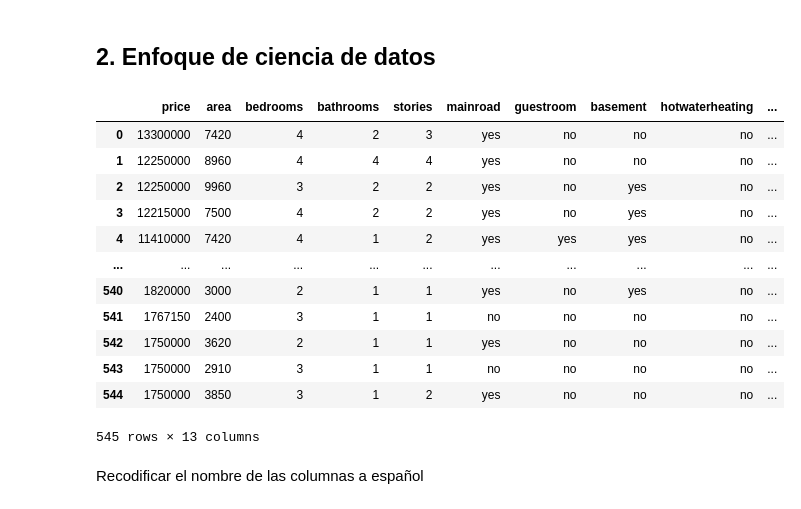
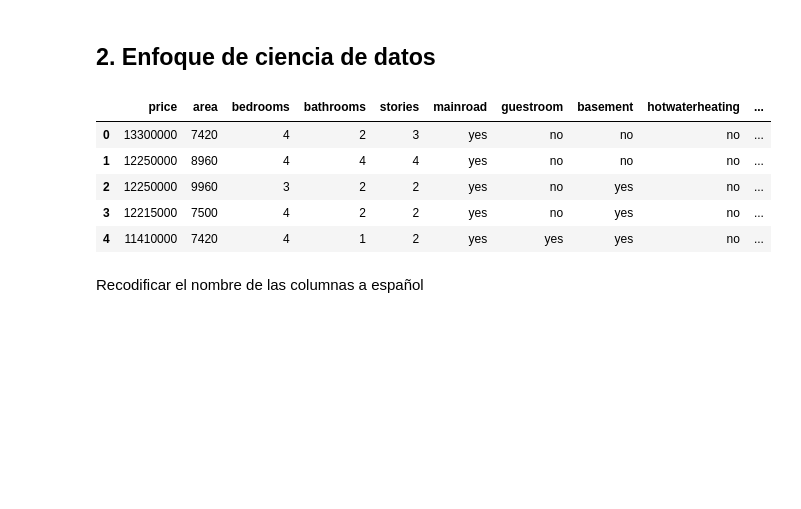
Before and after one commit to andreaescobar111/udla-aanlitica-pred-2024, a Jupyter notebook: S1_Regresion_Lineal/1.Presesion/Unidad_No. 1_Regresion múltiple aplicada.ipynb, the cells around one changed output. Cells and saved outputs as stored; diff of their text form; code cells hidden in the pictures; blank space fills up the shorter version.

```diff
--- a/S1_Regresion_Lineal/1.Presesion/Unidad_No. 1_Regresion múltiple aplicada.ipynb
+++ b/S1_Regresion_Lineal/1.Presesion/Unidad_No. 1_Regresion múltiple aplicada.ipynb
@@ -1142,22 +1135,16 @@ dtype: float64
 # %% [markdown]
 ## **2. Enfoque de ciencia de datos**
 # %%
-df = pd.read_csv("/content/drive/MyDrive/UDLA-Analitica predictiva/UDLA_Analitica_predictiva-main/1.2Regresión Linear simple aplicada/house_dataset.csv")
-df
+# Cargar el archivo CSV en un DataFrame
+df = pd.read_csv(url)
+df.head()
 # %% [output]
 |  | price | area | bedrooms | bathrooms | stories | mainroad | guestroom | basement | hotwaterheating | ... |
 | 0 | 13300000 | 7420 | 4 | 2 | 3 | yes | no | no | no | ... |
 | 1 | 12250000 | 8960 | 4 | 4 | 4 | yes | no | no | no | ... |
 | 2 | 12250000 | 9960 | 3 | 2 | 2 | yes | no | yes | no | ... |
 | 3 | 12215000 | 7500 | 4 | 2 | 2 | yes | no | yes | no | ... |
 | 4 | 11410000 | 7420 | 4 | 1 | 2 | yes | yes | yes | no | ... |
-| ... | ... | ... | ... | ... | ... | ... | ... | ... | ... | ... |
-| 540 | 1820000 | 3000 | 2 | 1 | 1 | yes | no | yes | no | ... |
-| 541 | 1767150 | 2400 | 3 | 1 | 1 | no | no | no | no | ... |
-| 542 | 1750000 | 3620 | 2 | 1 | 1 | yes | no | no | no | ... |
-| 543 | 1750000 | 2910 | 3 | 1 | 1 | no | no | no | no | ... |
-| 544 | 1750000 | 3850 | 3 | 1 | 2 | yes | no | no | no | ... |
-545 rows × 13 columns
 # %% [markdown]
  Recodificar el nombre de las columnas a español
 # %% [markdown]
```
Also changed, not shown: parts of 7 cells of this notebook.
